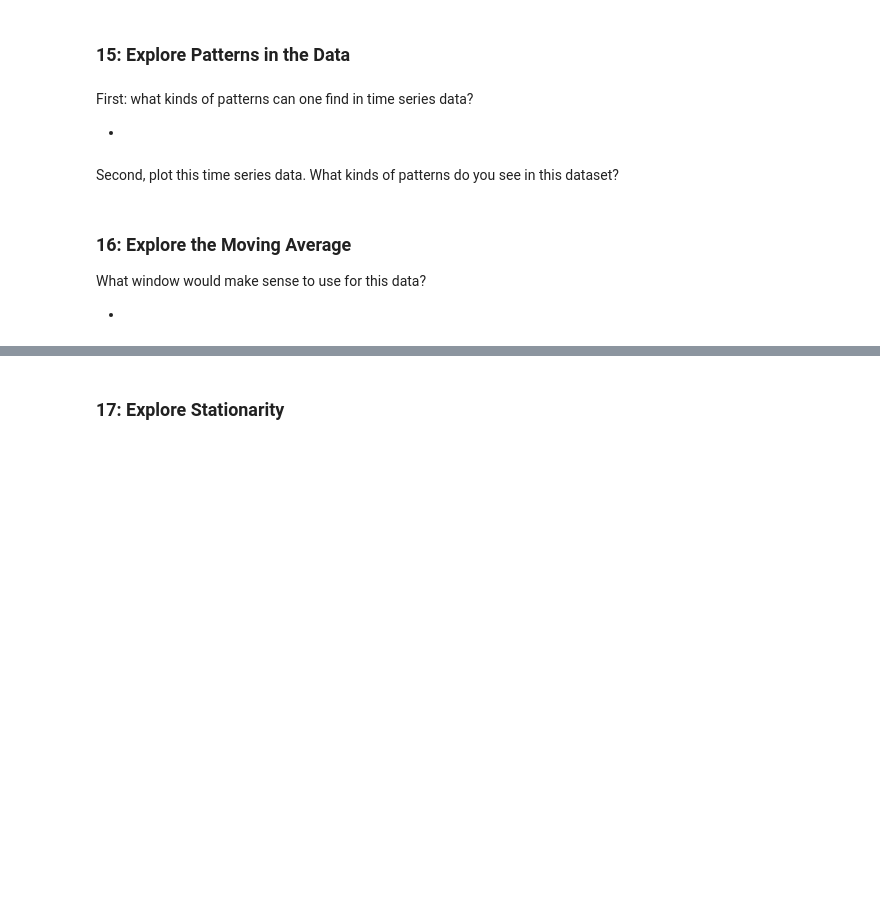
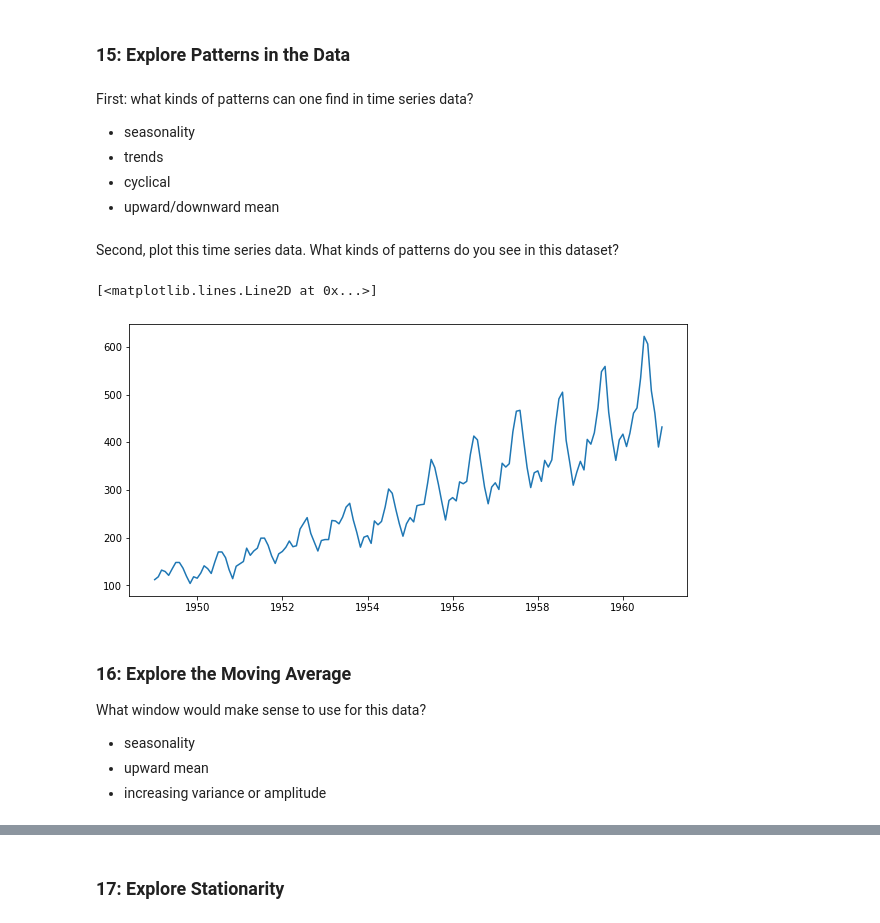
Before and after one commit to flatiron-school/ntl01-dtsc-live-103122, a Jupyter notebook: 4Phase/P4-Code-Challenge-Review.ipynb, the cells around one changed output, grey strips where cells are left out. Saved outputs shown, nothing was run; the diff lists cells and outputs as text; code cells hidden in the pictures; blank space fills up the shorter version.

```diff
--- a/4Phase/P4-Code-Challenge-Review.ipynb
+++ b/4Phase/P4-Code-Challenge-Review.ipynb
@@ -218,0 +284,5 @@ What steps do we need to take to preprocess our data effectively?
+# %%
+# Code here
+ap.Month = pd.to_datetime(ap['Month'])
+ap = ap.set_index('Month')
+ap.head()
@@ -223,17 +301,27 @@ What steps do we need to take to preprocess our data effectively?
 # %% [markdown]
 First: what kinds of patterns can one find in time series data?
 
--
+- seasonality
+- trends
+- cyclical
+- upward/downward mean
 # %% [markdown]
 Second, plot this time series data. What kinds of patterns do you see in this dataset?
 # %%
 # Code to plot the time series
+fig = plt.figure(figsize=(10,5))
+plt.plot(ap)
+# %% [output]
+[<matplotlib.lines.Line2D at 0x...>]
+[figure, added]
 # %% [markdown]
 ### 16: Explore the Moving Average
 
 What window would make sense to use for this data?
 
--
+- seasonality
+- upward mean
+- increasing variance or amplitude
 # %%
 # call_on_students(1)
 # %%
```
Also changed, not shown: parts of 54 cells of this notebook, 5 other files.
